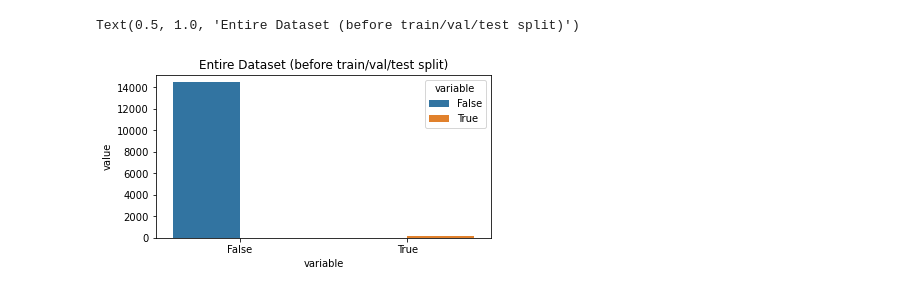
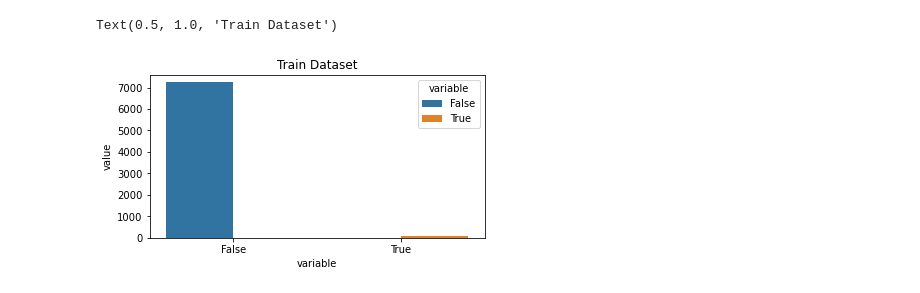
Before and after one commit to yeahartem/Wind, a Jupyter notebook: conv.ipynb, the cells around one changed output. Saved outputs shown, nothing was run; the diff lists cells and outputs as text; code cells hidden in the pictures.

Commit message:
train val CNN

```diff
--- a/conv.ipynb
+++ b/conv.ipynb
@@ -72,14 +108,14 @@ array([False,  True])
 # %%
 def get_class_distribution(dataset_obj):
     count_dict = {k:0 for k in torch.unique(dataset_obj.tensors[-1]).cpu().numpy()}
     for _, label_id in dataset_obj:
         label = label_id
         count_dict[np.bool(label.cpu().numpy())] += 1
     return count_dict
 def plot_from_dict(dict_obj, plot_title, **kwargs):
     return sns.barplot(data = pd.DataFrame.from_dict([dict_obj]).melt(), x = "variable", y="value", hue="variable", **kwargs).set_title(plot_title)
 plt.figure(figsize=(6,3))
-plot_from_dict(get_class_distribution(dataset), plot_title="Entire Dataset (before train/val/test split)")
+plot_from_dict(get_class_distribution(train_dataset), plot_title="Train Dataset")
 # %% [output]
-Text(0.5, 1.0, 'Entire Dataset (before train/val/test split)')
+Text(0.5, 1.0, 'Train Dataset')
-[figure, old version]
+[figure, new version]
```
Also changed, not shown: parts of 12 cells of this notebook, 2 other files.
